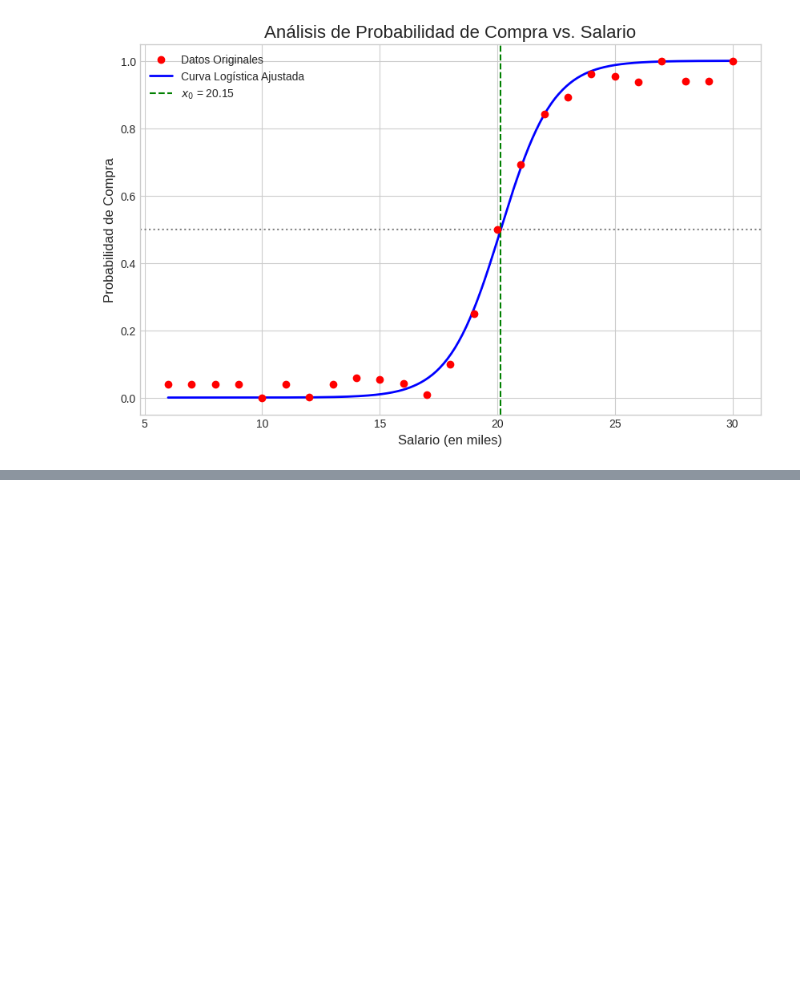
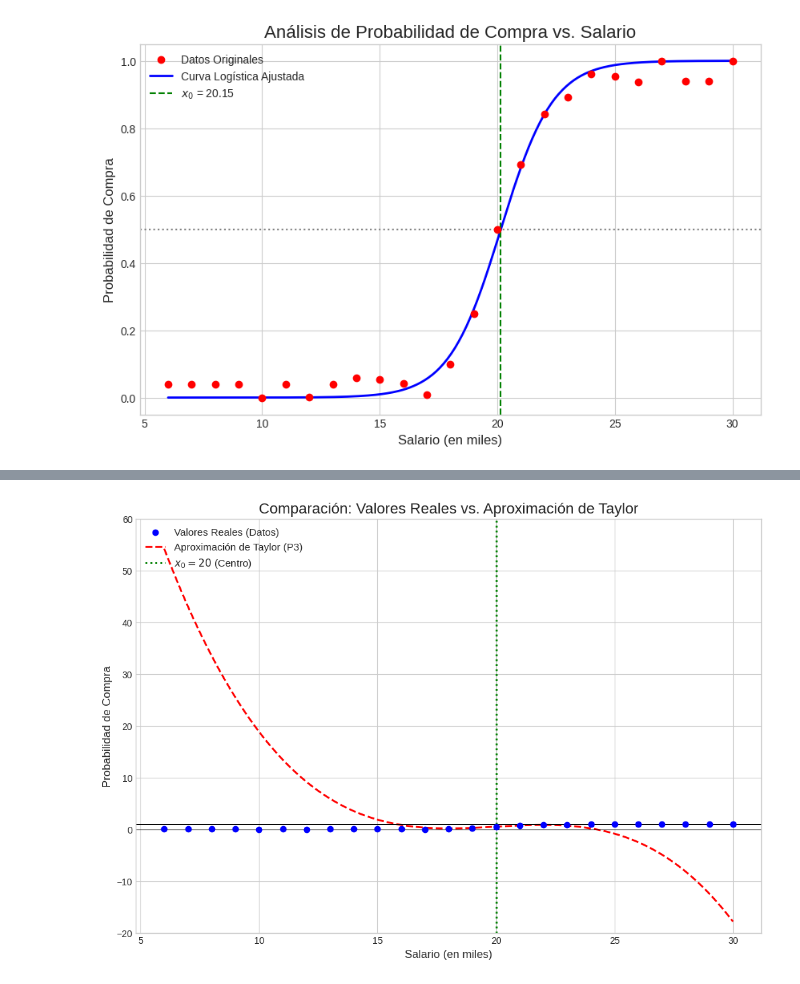
Before and after one commit to jrebull/MIAAD_Mate, a Jupyter notebook: MIAAD_Mate_Week_07_Compramos_el_Producto.ipynb, the cells around one changed output, grey strips where cells are left out. Drawn from its saved outputs; the diff is of its cells as text; code cells hidden in the pictures; blank space fills up the shorter version.

```diff
--- a/MIAAD_Mate_Week_07_Compramos_el_Producto.ipynb
+++ b/MIAAD_Mate_Week_07_Compramos_el_Producto.ipynb
@@ -114,0 +276,50 @@ El valor de k (tasa de crecimiento) ajustado es: 0.8993
+# %%
+# --- 1. PREPARACIÓN DE DATOS ---
+# Recreamos el DataFrame original y los cálculos de la aproximación.
+data = {
+    'Salario': [6, 7, 8, 9, 10, 11, 12, 13, 14, 15, 16, 17, 18, 19, 20, 21, 22, 23, 24, 25, 26, 27, 28, 29, 30],
+    'Valor Real': [0.0400, 0.0400, 0.0400, 0.0400, 0.0000, 0.0399, 0.0003, 0.0391, 0.0575, 0.0533, 0.0420, 0.0074, 0.0992, 0.2489, 0.5000, 0.6911, 0.8408, 0.8926, 0.9620, 0.9533, 0.9375, 0.9991, 0.9397, 0.9399, 1.0000]
+}
+df = pd.DataFrame(data)
+
+# Definimos el polinomio de Taylor P3(x)
+def polinomio_taylor_p3(x):
+    x0 = 20
+    return 0.5 + 0.25 * (x - x0) - ((x - x0)**3) / 48
+
+# Calculamos los valores aproximados
+df['Aproximación'] = df['Salario'].apply(polinomio_taylor_p3)
+
+
+# --- 2. GENERACIÓN DEL GRÁFICO ---
+# Configuramos el estilo y tamaño del gráfico
+plt.style.use('seaborn-v0_8-whitegrid')
+fig, ax = plt.subplots(figsize=(12, 8))
+
+# a) Graficar los valores reales como puntos (scatter plot)
+ax.scatter(df['Salario'], df['Valor Real'], color='blue', label='Valores Reales (Datos)', zorder=5)
+
+# b) Graficar la función del polinomio de Taylor como una línea continua
+# Generamos más puntos para que la curva se vea suave
+x_smooth = np.linspace(df['Salario'].min(), df['Salario'].max(), 400)
+y_smooth = polinomio_taylor_p3(x_smooth)
+ax.plot(x_smooth, y_smooth, color='red', linestyle='--', label='Aproximación de Taylor (P3)', linewidth=2)
+
+# c) Añadir líneas de referencia para mejorar el análisis
+ax.axvline(x=20, color='green', linestyle=':', label='$x_0 = 20$ (Centro)', linewidth=2)
+ax.axhline(y=0, color='black', linestyle='-', linewidth=0.7)
+ax.axhline(y=1, color='black', linestyle='-', linewidth=0.7)
+
+# d) Configurar etiquetas, título y leyenda
+ax.set_title('Comparación: Valores Reales vs. Aproximación de Taylor', fontsize=16)
+ax.set_xlabel('Salario (en miles)', fontsize=12)
+ax.set_ylabel('Probabilidad de Compra', fontsize=12)
+
+# Ajustamos el eje Y para poder ver la divergencia del polinomio
+ax.set_ylim(-20, 60)
+ax.legend(loc='upper left', fontsize=11)
+
+# Mostrar el gráfico
+plt.show()
+# %% [output]
+[figure, added]
```
Also changed, not shown: parts of 3 cells of this notebook.
